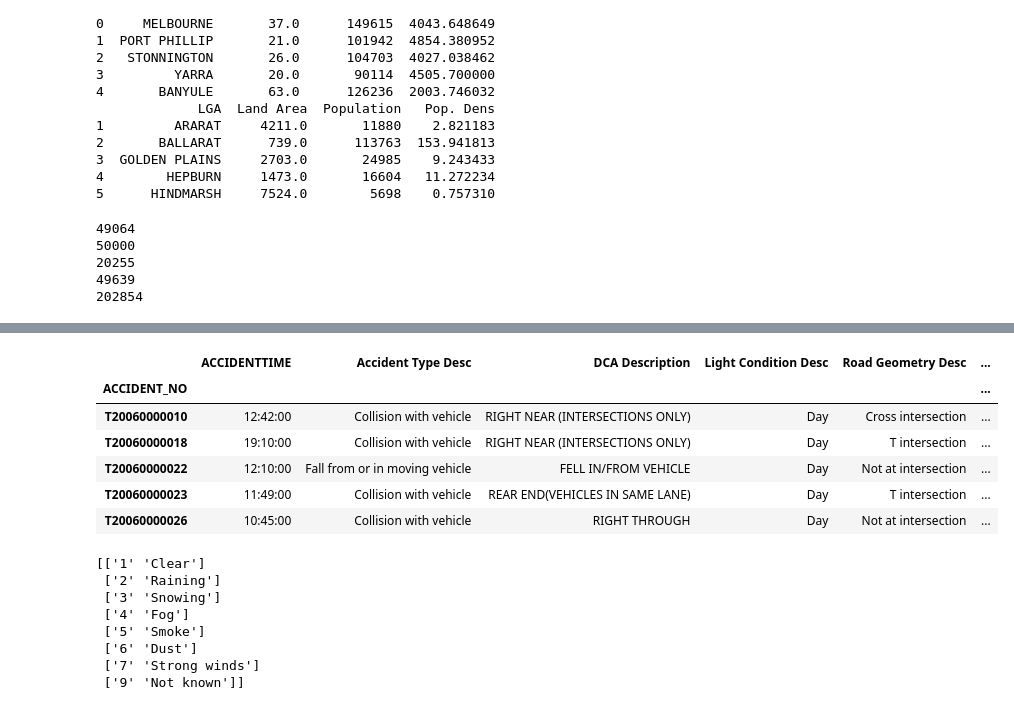
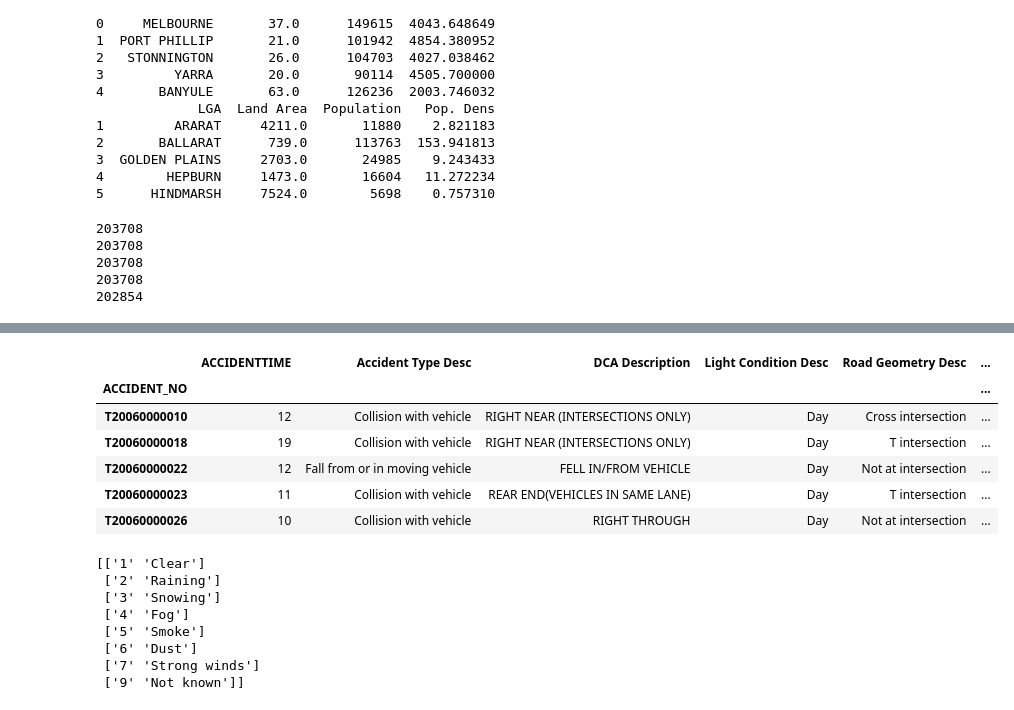
Before and after one commit to renkeven/Crash-Stats, a Jupyter notebook: Vic-Crash-Data-Analysis.ipynb, the cells around one changed output, grey strips where cells are left out. Saved outputs shown, nothing was run; the diff lists cells and outputs as text; code cells hidden in the pictures.

```diff
--- a/Vic-Crash-Data-Analysis.ipynb
+++ b/Vic-Crash-Data-Analysis.ipynb
@@ -85,7 +95,8 @@ pandas version 1.1.5
 # %%
 class CFG:
 
-    num_samples = 50000
+    num_samples = None
+    seed = 42
 
 
     data_dir = 'ACCIDENT'
@@ -96,6 +107,8 @@ class CFG:
     person_csv = f'{data_dir}/PERSON.csv'
     surface_csv = f'{data_dir}/ROAD_SURFACE_COND.csv'
     node_csv = f'{data_dir}/NODE.csv'
+
+    traffic_csv = f'VSDATA_20181010.csv'
 
 
     acc_remove_col = [
@@ -116,6 +129,8 @@ class CFG:
         'POSTCODE_NO', 'DEG_URBAN_NAME', 'NODE_ID']
 
     col_array = plt.rcParams['axes.prop_cycle'].by_key()['color']
+
+    inj_order = ['Not injured', 'Other injury', 'Serious injury', 'Fatality']
 # %%
 """prepare LGA information for region separation"""
 
@@ -261,10 +284,10 @@ print(len(node_df.index.unique()))
 #in an accident minus 1, and merge with the other dfs by ACCIDENT NO.
 person_df = person_df[person_df.index != person_df.index[-1]]
 # %% [output]
-49064
-50000
-20255
-49639
+203708
+203708
+203708
+203708
 202854
 # %%
 """check pairs for acc_df: DAY_OF_WEEK(doesn't match with desc), use the actual date instead.
@@ -275,6 +298,8 @@ based on data.
 annoyingly, found a description of severity in an image on this:
 https://data.vicroads.vic.gov.au/metadata/crashstats_user_guide_and_appendices.pdf which has FATAL, MAJOR and
 OTHER as severities. we will use that as our predictor variable.
+
+severity: 1 (most serious), 4 (unknown - remove)
 
 speed_zones has some funky values, i.e. 999. Remove these as speed_zone is expected to be a critical component
 when determining severity
@@ -296,6 +321,8 @@ check_unique_pairs(acc_df, 'Light Condition Desc', 'LIGHT_CONDITION')
 acc_df = acc_df.drop(CFG.acc_remove_col, axis=1)
 
 acc_df = acc_df[acc_df['SPEED_ZONE'] < 200]
+acc_df = acc_df[acc_df['SEVERITY'] != 4]
+acc_df['ACCIDENTTIME'] = acc_df['ACCIDENTTIME'].apply(lambda row: int(row.strip().split(':')[0]))
 
 acc_df.head()
 # %% [output]
@@ -315,14 +342,14 @@ Name: SPEED_ZONE, dtype: float64
  ['Dark Street lights unknown' '6']
  ['Day' '1']
  ['Dusk/Dawn' '2']
  ['Unknown' '9']]
 |  | ACCIDENTTIME | Accident Type Desc | DCA Description | Light Condition Desc | Road Geometry Desc | ... |
 | ACCIDENT_NO |  |  |  |  |  | ... |
-| T20060000010 | 12:42:00 | Collision with vehicle | RIGHT NEAR (INTERSECTIONS ONLY) | Day | Cross intersection | ... |
-| T20060000018 | 19:10:00 | Collision with vehicle | RIGHT NEAR (INTERSECTIONS ONLY) | Day | T intersection | ... |
-| T20060000022 | 12:10:00 | Fall from or in moving vehicle | FELL IN/FROM VEHICLE | Day | Not at intersection | ... |
-| T20060000023 | 11:49:00 | Collision with vehicle | REAR END(VEHICLES IN SAME LANE) | Day | T intersection | ... |
-| T20060000026 | 10:45:00 | Collision with vehicle | RIGHT THROUGH | Day | Not at intersection | ... |
+| T20060000010 | 12 | Collision with vehicle | RIGHT NEAR (INTERSECTIONS ONLY) | Day | Cross intersection | ... |
+| T20060000018 | 19 | Collision with vehicle | RIGHT NEAR (INTERSECTIONS ONLY) | Day | T intersection | ... |
+| T20060000022 | 12 | Fall from or in moving vehicle | FELL IN/FROM VEHICLE | Day | Not at intersection | ... |
+| T20060000023 | 11 | Collision with vehicle | REAR END(VEHICLES IN SAME LANE) | Day | T intersection | ... |
+| T20060000026 | 10 | Collision with vehicle | RIGHT THROUGH | Day | Not at intersection | ... |
 # %%
 """check pairs for weather_df"""
 
```
Also changed, not shown: parts of 47 cells of this notebook, 1 other file.
